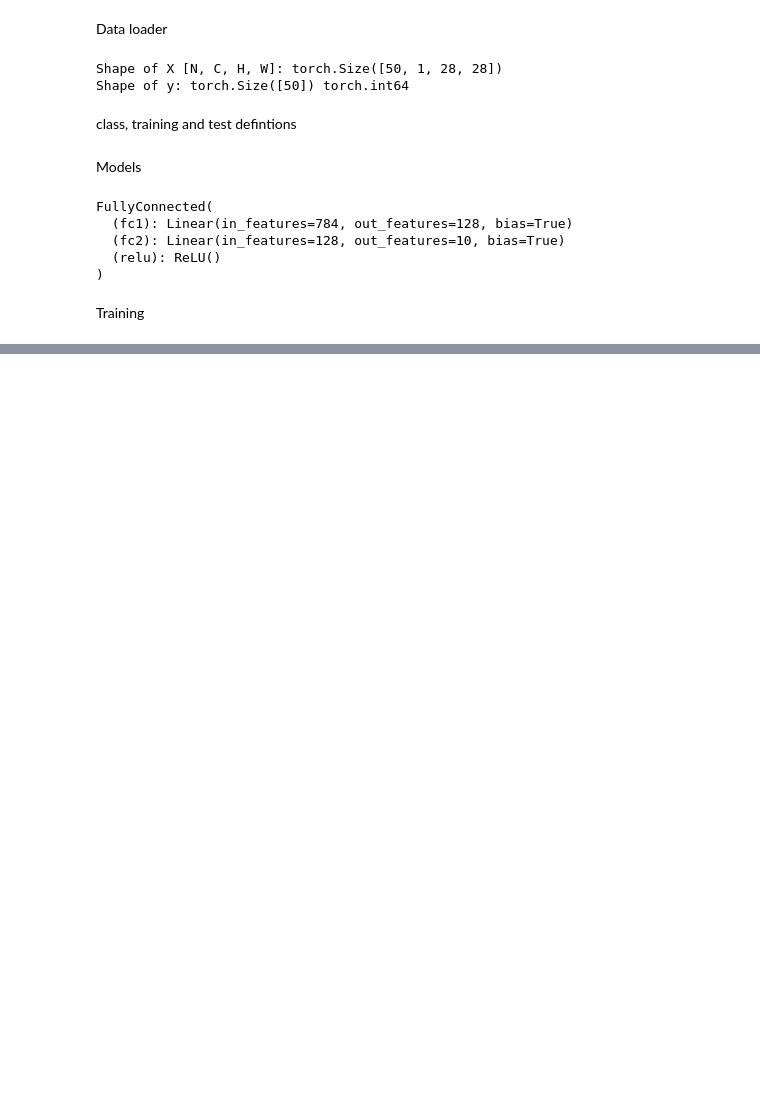
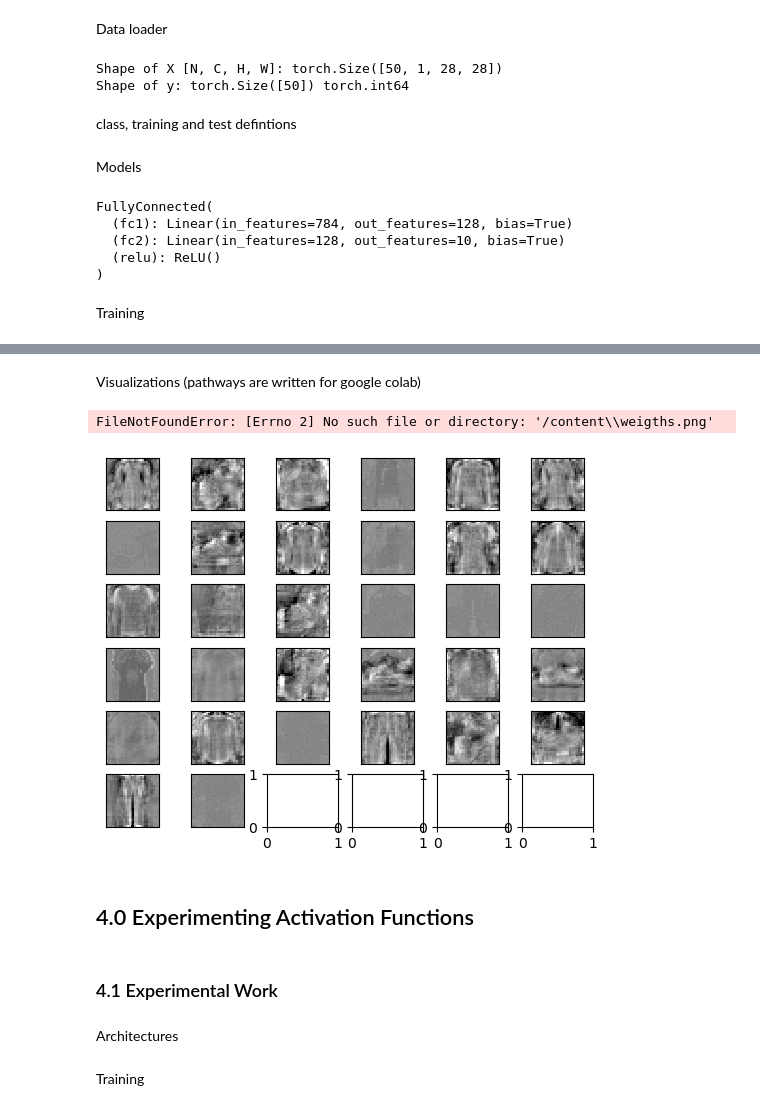
Before and after one commit to DSoysal/fundamentals_of_ML, a Jupyter notebook: notebook.ipynb, the cells around one changed output, grey strips where cells are left out. Cells and saved outputs as stored; diff of their text form; code cells hidden in the pictures; blank space fills up the shorter version.

```diff
--- a/notebook.ipynb
+++ b/notebook.ipynb
@@ -901,0 +1085,6 @@ Done!
+# %%
+model = mlp_2().to(device)
+
+loss = torch.nn.CrossEntropyLoss()
+optimizer = torch.optim.Adam(model.parameters(), lr = 0.01)
+print(model, "\n")
@@ -901,0 +1098,11 @@ Done!
+# %%
+training_loss = []
+training_accuracy = []
+validation_accuracy = []
+
+epochs = 2
+for t in range(epochs):
+    print(f"Epoch {t+1}\n-------------------------------")
+    train(train_generator, model, loss, optimizer, val_generator, training_loss, training_accuracy, validation_accuracy)
+    test_accuracy = test(test_generator, model, loss)
+print("Done!")
@@ -901,0 +1129,14 @@ Done!
+# %%
+params = model.fc1.weight.data.cpu().numpy()
+
+#dictionary definition
+mlp_2 = {
+    "name": 'mlp_2',
+    "loss_curve": training_loss,
+    "train_acc_curve": training_accuracy,
+    "val_acc_curve": validation_accuracy,
+    "test_acc": test_accuracy,
+    "weights": params,
+}
+# %% [markdown]
+Visualizations (pathways are written for google colab)
@@ -901,0 +1149,11 @@ Done!
+# %%
+with open('part3_mlp_1.pkl', 'rb') as handle:
+    mlp_1 = pickle.load(handle)
+with open('part3_mlp_2.pkl', 'rb') as handle:
+    mlp_2 = pickle.load(handle)
+with open('part3_cnn_3.pkl', 'rb') as handle:
+    cnn_3 = pickle.load(handle)
+with open('part3_cnn_4.pkl', 'rb') as handle:
+    cnn_4 = pickle.load(handle)
+with open('part3_cnn_5.pkl', 'rb') as handle:
+    cnn_5 = pickle.load(handle)
@@ -901,0 +1164,13 @@ Done!
+# %%
+params = mlp_2.get('weights')
+
+visualizeWeights(params, "/content", filename='weigths')
+# %% [output]
+FileNotFoundError: [Errno 2] No such file or directory: '/content\\weigths.png'
+[figure, added]
+# %% [markdown]
+## 4.0 Experimenting Activation Functions
+# %% [markdown]
+### 4.1 Experimental Work
+# %% [markdown]
+Architectures
@@ -901,0 +1429,2 @@ Done!
+# %% [markdown]
+Training
```
Also changed, not shown: parts of 40 cells of this notebook.
